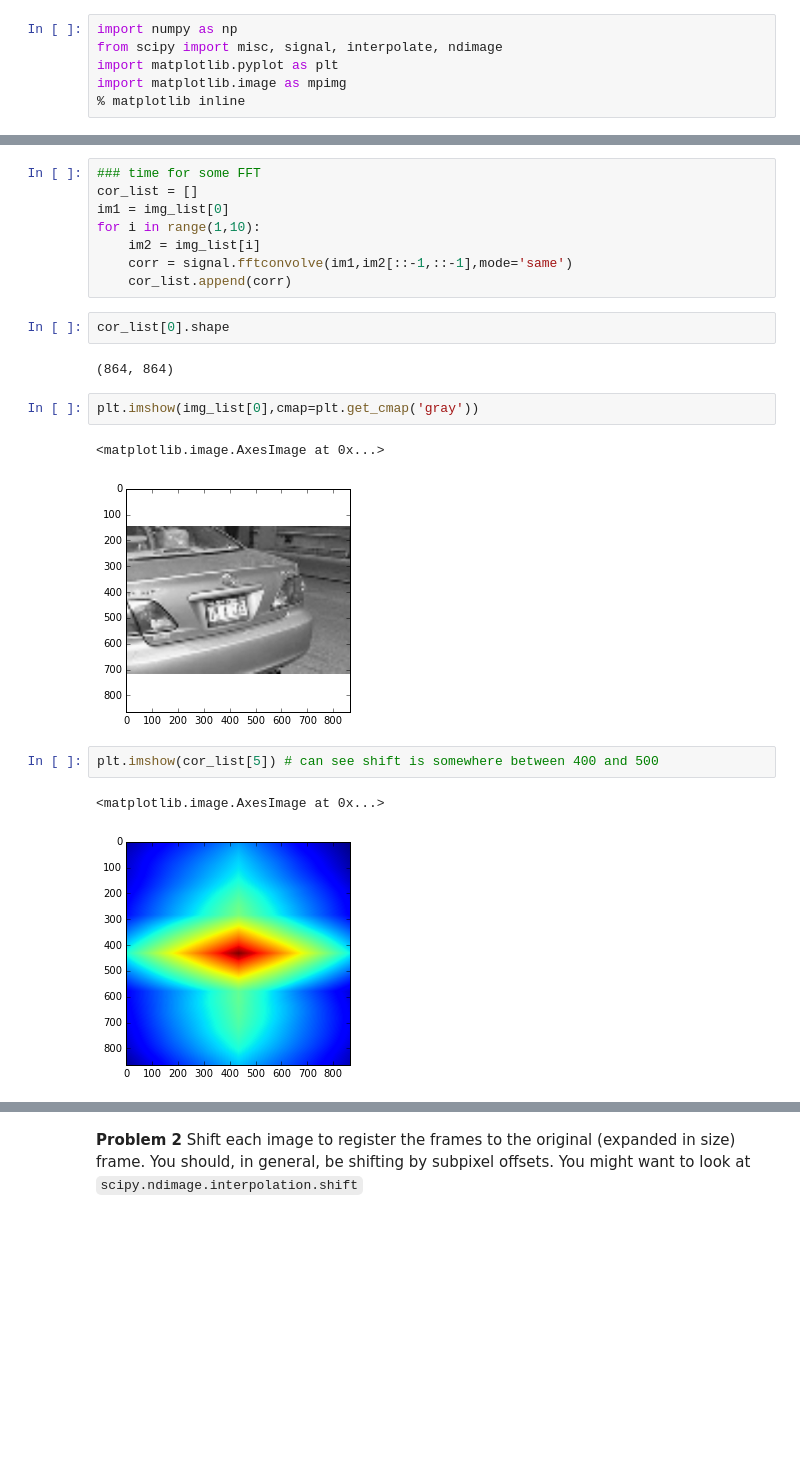
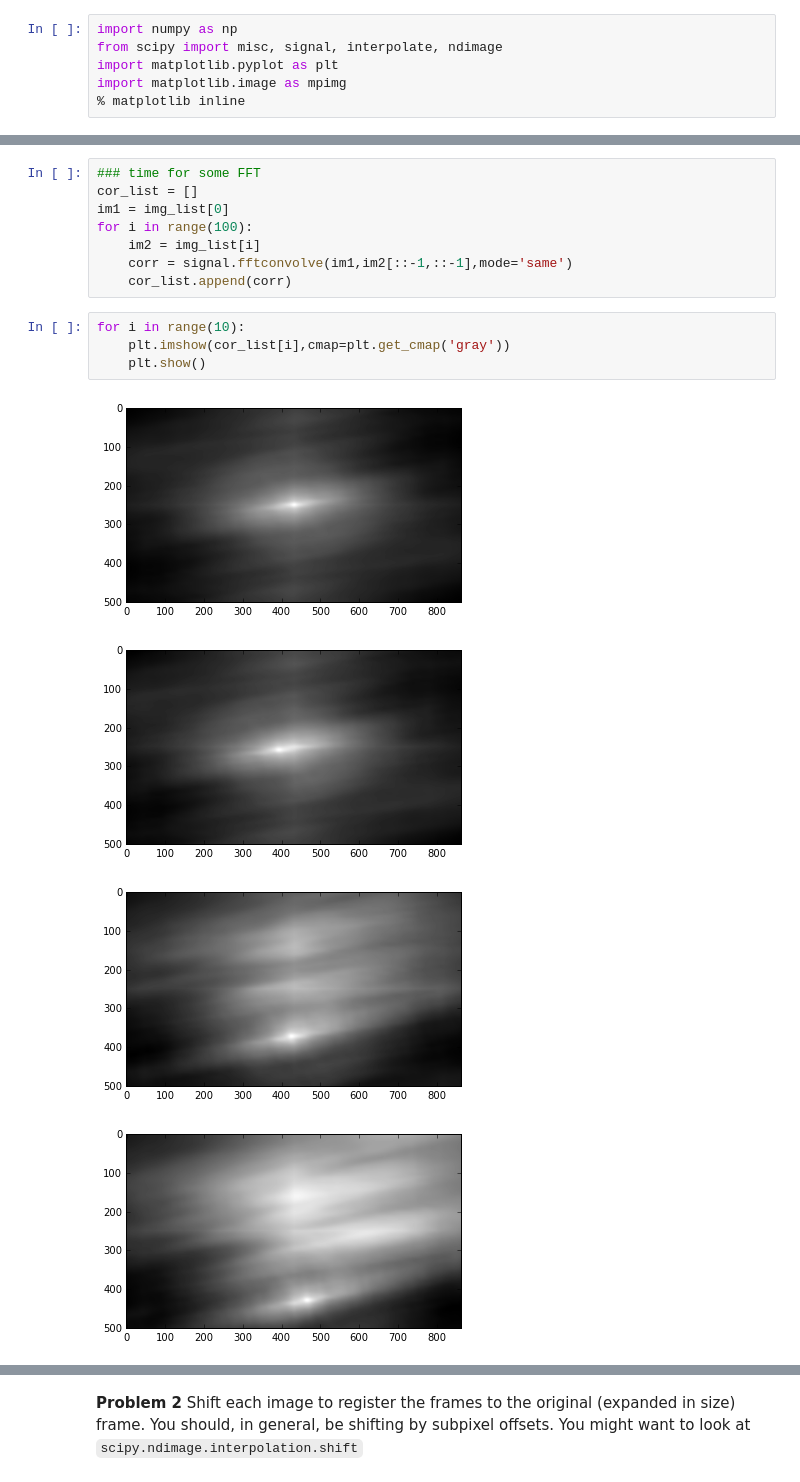
Before and after one commit to irinaene/py-ay250-hw, a Jupyter notebook: hw_1/hw_1_assignment.ipynb, the cells around one changed output, grey strips where cells are left out. Cells and saved outputs as stored; diff of their text form; blank space fills up the shorter version.

```diff
--- a/hw_1/hw_1_assignment.ipynb
+++ b/hw_1/hw_1_assignment.ipynb
@@ -130,21 +122,16 @@ plt.imshow(img_list[4],cmap=plt.get_cmap('gray'))
 ### time for some FFT
 cor_list = []
 im1 = img_list[0]
-for i in range(1,10):
+for i in range(100):
     im2 = img_list[i]
     corr = signal.fftconvolve(im1,im2[::-1,::-1],mode='same')
     cor_list.append(corr)
-# %%
-cor_list[0].shape
-# %% [output]
-(864, 864)
-# %%
-plt.imshow(img_list[0],cmap=plt.get_cmap('gray'))
-# %% [output]
-<matplotlib.image.AxesImage at 0x...>
-[figure, removed]
-# %%
-plt.imshow(cor_list[5]) # can see shift is somewhere between 400 and 500
-# %% [output]
-<matplotlib.image.AxesImage at 0x...>
-[figure, removed]
+# %%
+for i in range(10):
+    plt.imshow(cor_list[i],cmap=plt.get_cmap('gray'))
+    plt.show()
+# %% [output]
+[figure, added]
+[figure, added]
+[figure, added]
+[figure, added]
```
Also changed, not shown: parts of 16 cells of this notebook.
